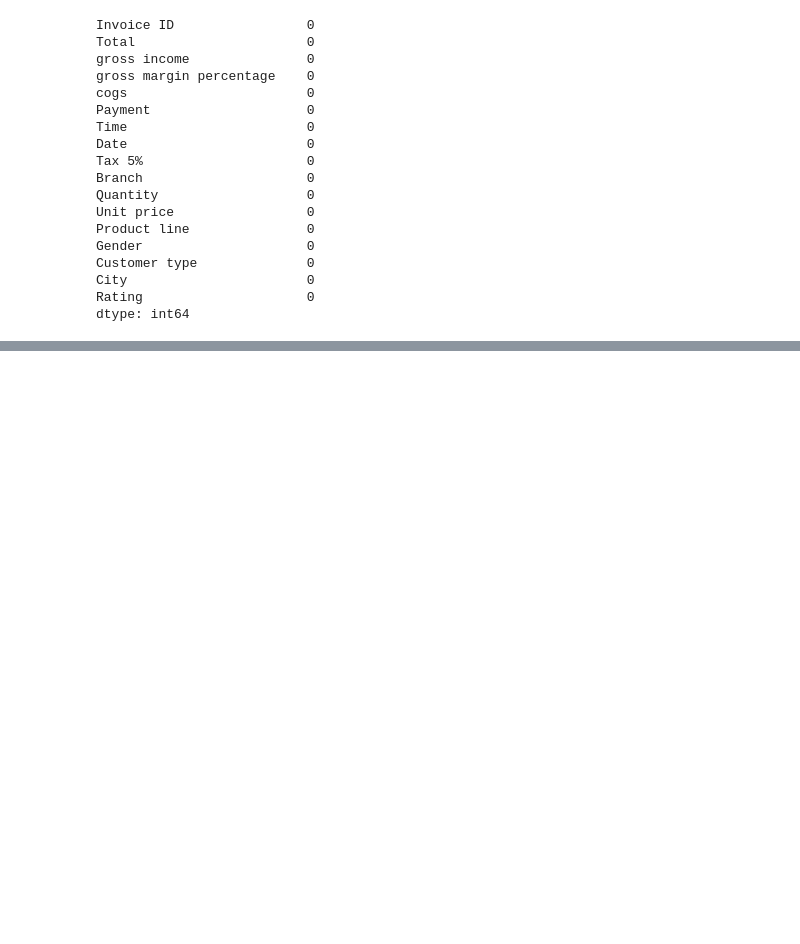
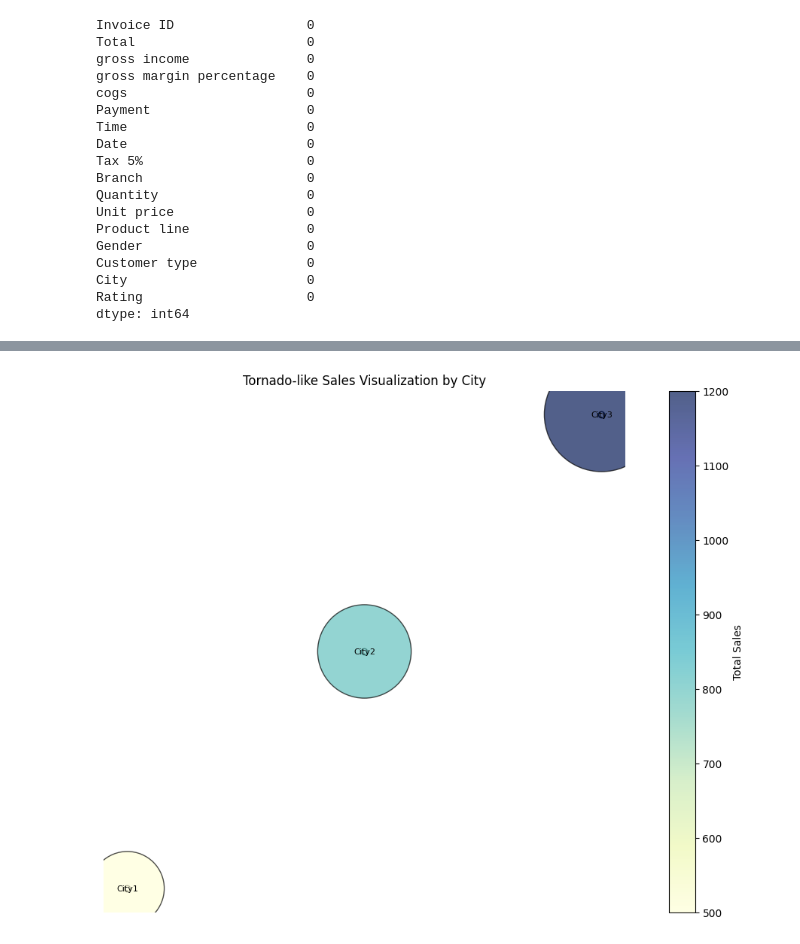
Before and after one commit to saimsheikh/Automated_EDA, a Jupyter notebook: main.ipynb, the cells around one changed output, grey strips where cells are left out. Cells and saved outputs as stored; diff of their text form; code cells hidden in the pictures; blank space fills up the shorter version.

```diff
--- a/main.ipynb
+++ b/main.ipynb
@@ -69,0 +242,42 @@ dtype: int64
+# %%
+import geopandas as gpd
+from shapely.geometry import Point
+import matplotlib.pyplot as plt
+import pandas as pd
+import numpy as np
+
+# Create a sample GeoDataFrame with city boundaries (hypothetical)
+cities_data = {
+    'City': ['City1', 'City2', 'City3'],
+    'geometry': [Point(1, 1), Point(2, 2), Point(3, 3)]  # Use actual coordinates for your cities
+}
+
+cities_gdf = gpd.GeoDataFrame(cities_data, geometry='geometry')
+
+# Merge the GeoDataFrame with sales data
+sales_data = {
+    'City': ['City1', 'City2', 'City3'],
+    'Total Sales': [500, 800, 1200]  # Replace with your actual sales data
+}
+
+sales_df = pd.DataFrame(sales_data)
+
+merged_gdf = cities_gdf.merge(sales_df, on='City')
+
+# Plot the tornado-like scatter plot
+fig, ax = plt.subplots(figsize=(15, 9))
+merged_gdf.plot(ax=ax, color='white', edgecolor='black')  # Plot city boundaries
+scatter = ax.scatter(merged_gdf.geometry.x, merged_gdf.geometry.y, c=merged_gdf['Total Sales'],
+                     cmap='YlGnBu', s=merged_gdf['Total Sales'] * 10, alpha=0.7, edgecolors='black')
+
+# Add city names
+for i, city in merged_gdf.iterrows():
+    ax.text(city.geometry.x, city.geometry.y, city['City'], fontsize=8, ha='center', va='center')
+
+# Customize the plot
+ax.set_title('Tornado-like Sales Visualization by City')
+ax.set_axis_off()
+plt.colorbar(scatter, label='Total Sales')
+plt.show()
+# %% [output]
+[figure, added]
```
Also changed, not shown: parts of 10 cells of this notebook, 3 other files.
